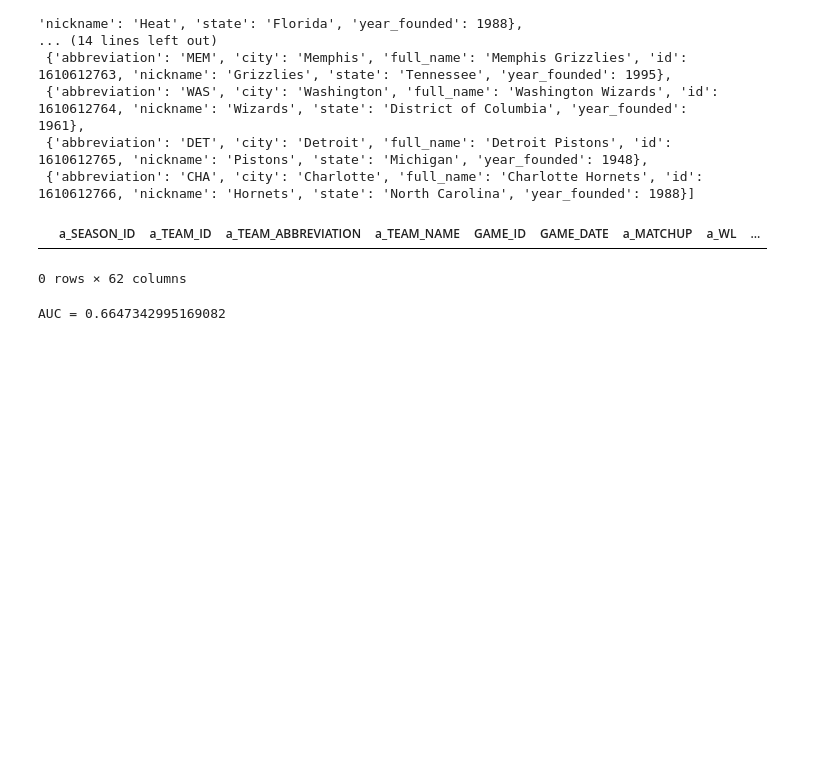
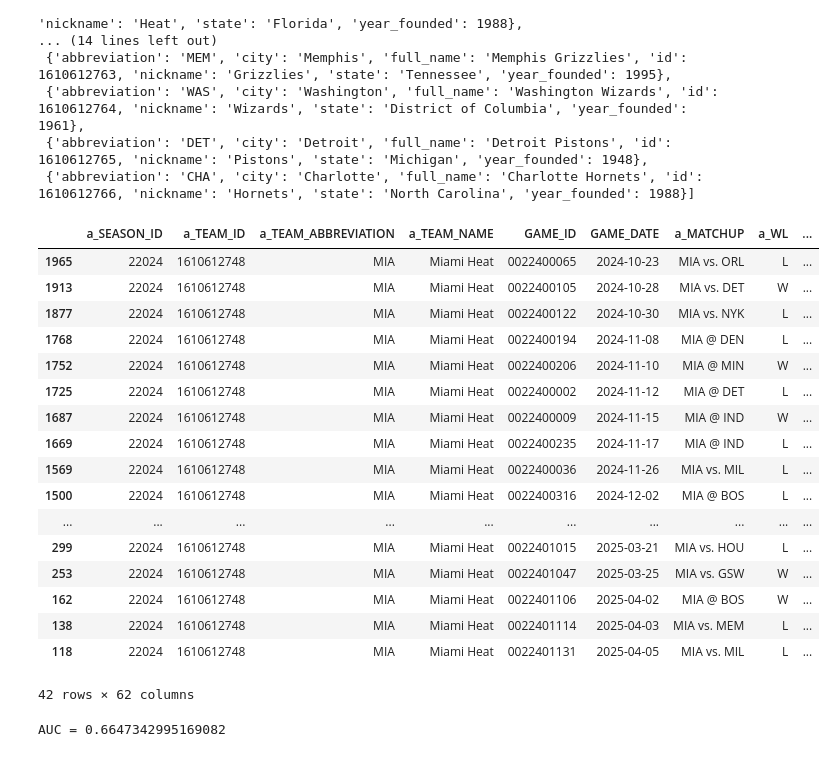
Before and after one commit to chihieu240205/NBA-project, a Jupyter notebook: mc.ipynb, the cells around one changed output. Cells and saved outputs as stored; diff of their text form; code cells hidden in the pictures; blank space fills up the shorter version.

```diff
--- a/mc.ipynb
+++ b/mc.ipynb
@@ -156,35 +156,51 @@ merged = merged.sort_values(['a_TEAM_ID','GAME_DATE'])
 
 # compute for Team A and Team B separately
 merged['a_diff'] = merged['a_PTS'] - merged['b_PTS']
 merged['a_diff_5gm'] = (
     merged
     .groupby('a_TEAM_ID')['a_diff']
     .rolling(window=5, min_periods=1)
     .mean()
     .reset_index(level=0, drop=True)
 )
 
 # similar for B side
 merged['b_diff'] = merged['b_PTS'] - merged['a_PTS']
 merged['b_diff_5gm'] = (
     merged
     .groupby('b_TEAM_ID')['b_diff']
     .rolling(window=5, min_periods=1)
     .mean()
     .reset_index(level=0, drop=True)
 )
 
 # new feature: difference of those pre-game averages
 merged['diff_5gm'] = merged['a_diff_5gm'] - merged['b_diff_5gm']
 
 # Create the binary target column based on whether Team A won (assuming 'W' represents a win)
 merged['a_win'] = (merged['a_WL'] == 'W').astype(int)
 X = merged[['diff_5gm','a_a_home']]
 y = merged['a_win']
-merged.head(100)[merged["a_TEAM_ABBREVIATION"]=="MIA"]
+merged[merged['a_TEAM_ABBREVIATION']=='MIA'].head(100)
 # %% [output]
 |  | a_SEASON_ID | a_TEAM_ID | a_TEAM_ABBREVIATION | a_TEAM_NAME | GAME_ID | GAME_DATE | a_MATCHUP | a_WL | ... |
+| 1965 | 22024 | 1610612748 | MIA | Miami Heat | 0022400065 | 2024-10-23 | MIA vs. ORL | L | ... |
+| 1913 | 22024 | 1610612748 | MIA | Miami Heat | 0022400105 | 2024-10-28 | MIA vs. DET | W | ... |
+| 1877 | 22024 | 1610612748 | MIA | Miami Heat | 0022400122 | 2024-10-30 | MIA vs. NYK | L | ... |
+| 1768 | 22024 | 1610612748 | MIA | Miami Heat | 0022400194 | 2024-11-08 | MIA @ DEN | L | ... |
+| 1752 | 22024 | 1610612748 | MIA | Miami Heat | 0022400206 | 2024-11-10 | MIA @ MIN | W | ... |
+| 1725 | 22024 | 1610612748 | MIA | Miami Heat | 0022400002 | 2024-11-12 | MIA @ DET | L | ... |
+| 1687 | 22024 | 1610612748 | MIA | Miami Heat | 0022400009 | 2024-11-15 | MIA @ IND | W | ... |
+| 1669 | 22024 | 1610612748 | MIA | Miami Heat | 0022400235 | 2024-11-17 | MIA @ IND | L | ... |
+| 1569 | 22024 | 1610612748 | MIA | Miami Heat | 0022400036 | 2024-11-26 | MIA vs. MIL | L | ... |
+| 1500 | 22024 | 1610612748 | MIA | Miami Heat | 0022400316 | 2024-12-02 | MIA @ BOS | L | ... |
+| ... | ... | ... | ... | ... | ... | ... | ... | ... | ... |
+| 299 | 22024 | 1610612748 | MIA | Miami Heat | 0022401015 | 2025-03-21 | MIA vs. HOU | L | ... |
+| 253 | 22024 | 1610612748 | MIA | Miami Heat | 0022401047 | 2025-03-25 | MIA vs. GSW | W | ... |
+| 162 | 22024 | 1610612748 | MIA | Miami Heat | 0022401106 | 2025-04-02 | MIA @ BOS | W | ... |
+| 138 | 22024 | 1610612748 | MIA | Miami Heat | 0022401114 | 2025-04-03 | MIA vs. MEM | L | ... |
+| 118 | 22024 | 1610612748 | MIA | Miami Heat | 0022401131 | 2025-04-05 | MIA vs. MIL | L | ... |
-0 rows × 62 columns
+42 rows × 62 columns
 # %%
 from sklearn.linear_model import LogisticRegression
 from sklearn.model_selection import train_test_split
```
Also changed, not shown: parts of 3 cells of this notebook.
